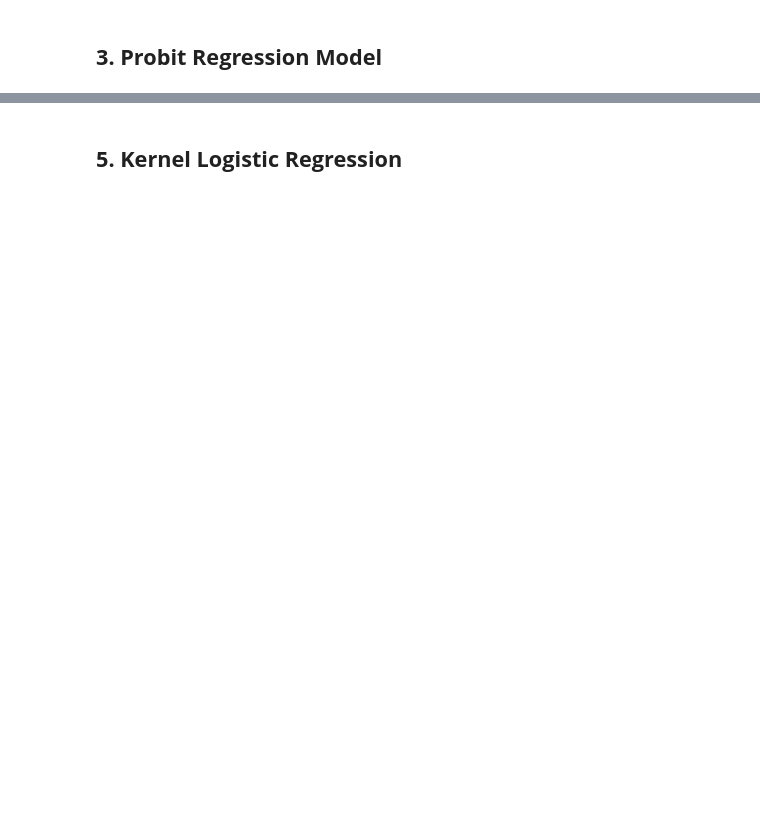
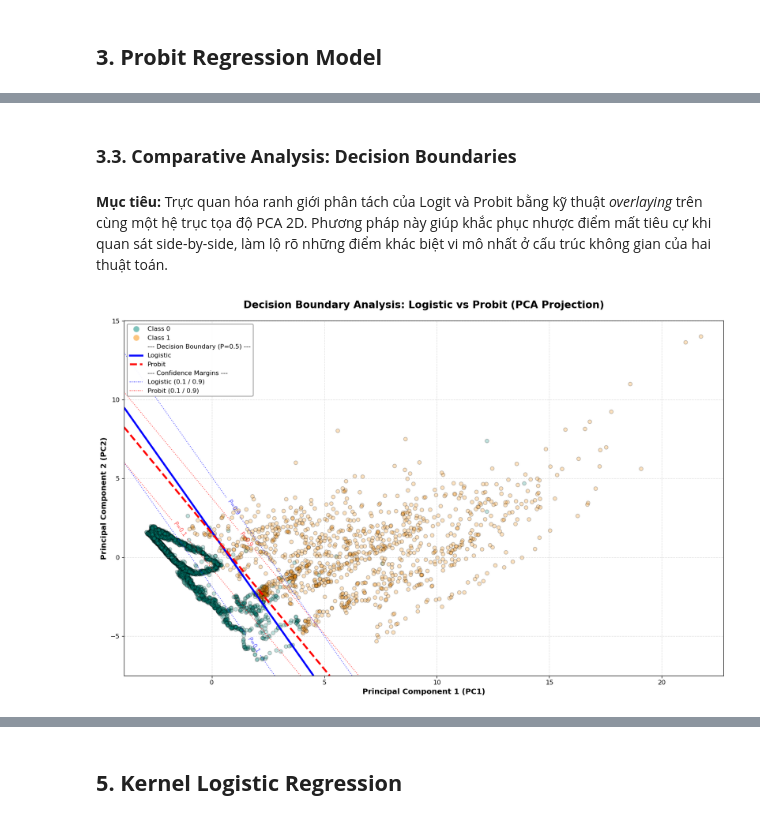
Before and after one commit to ThanhChuong12/Supervised-Learning-Regression-Classification, a Jupyter notebook: code/Part2_Classification/03_advanced_bonus_experiments.ipynb, the cells around one changed output, grey strips where cells are left out. Saved outputs shown, nothing was run; the diff lists cells and outputs as text; code cells hidden in the pictures; blank space fills up the shorter version.

```diff
--- a/code/Part2_Classification/03_advanced_bonus_experiments.ipynb
+++ b/code/Part2_Classification/03_advanced_bonus_experiments.ipynb
@@ -58,0 +135,13 @@ MẪU TỔ CHỨC NOTEBOOK THEO CÁC ĐỀ MỤC BÊN DƯỚI (TỰ ĐIỀU CH
+# %% [markdown]
+### **3.3. Comparative Analysis: Decision Boundaries**
+# %% [markdown]
+**Mục tiêu:** Trực quan hóa ranh giới phân tách của Logit và Probit bằng kỹ thuật *overlaying* trên cùng một hệ trục tọa độ PCA 2D. Phương pháp này giúp khắc phục nhược điểm mất tiêu cự khi quan sát side-by-side, làm lộ rõ những điểm khác biệt vi mô nhất ở cấu trúc không gian của hai thuật toán.
+# %%
+plot_logit_vs_probit_pca_boundary(
+    X_train,
+    y_train_bin,
+    logit_model_cls=BinaryLogisticRegression,
+    probit_model_cls=ProbitRegression
+)
+# %% [output]
+[figure, added]
```
Also changed, not shown: parts of 23 cells of this notebook, 3 other files.
